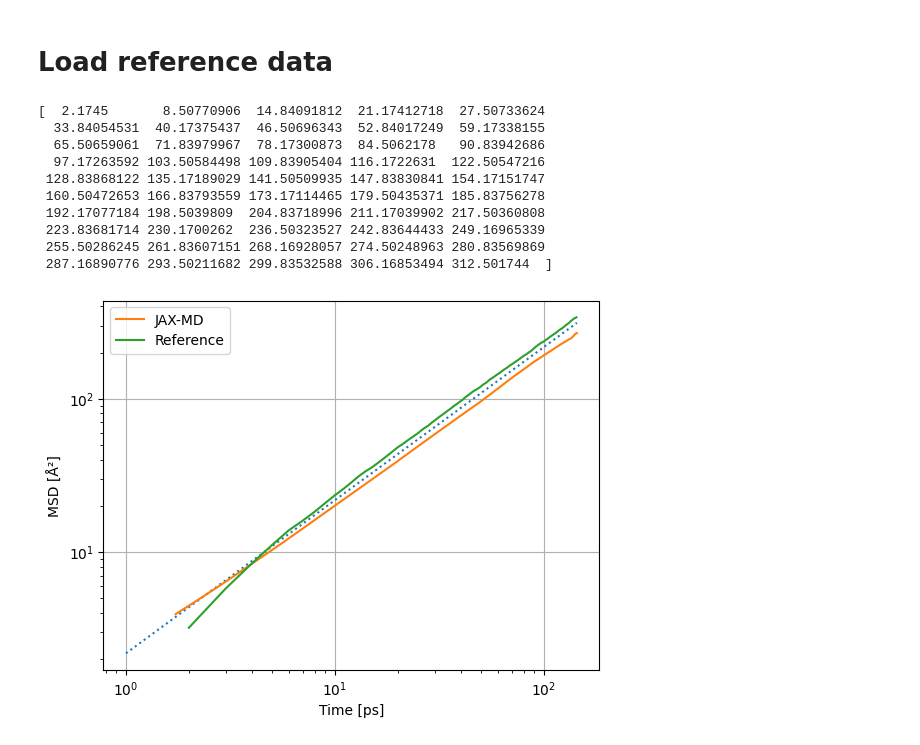
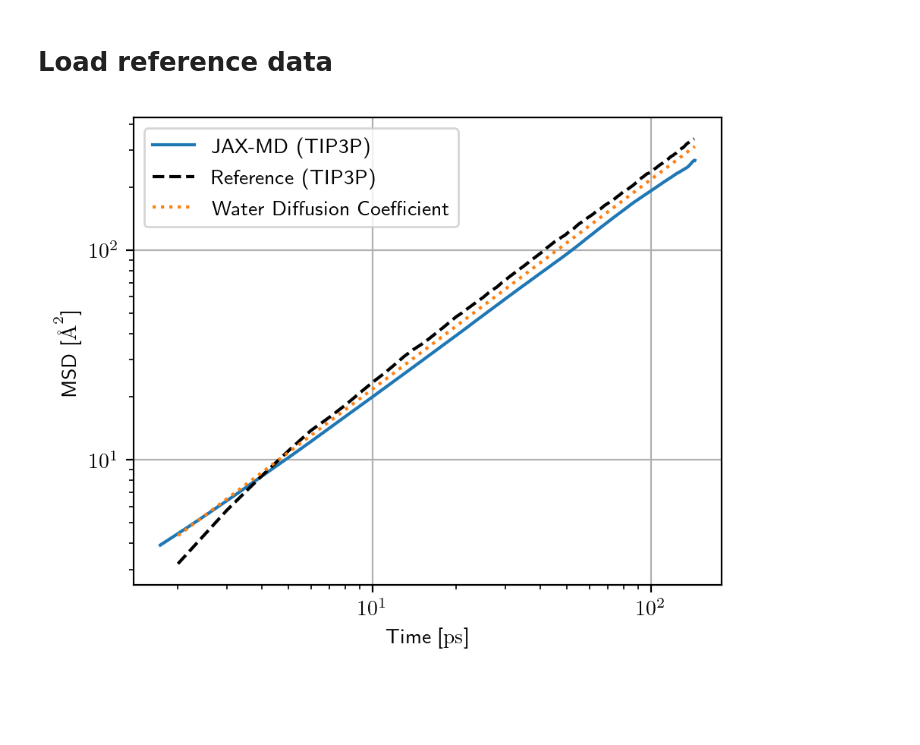
Before and after one commit to florian-n/idp-public, a Jupyter notebook: notebooks/msd_jaxmd_vs_reference.ipynb, the cells around one changed output. Drawn from its saved outputs; the diff is of its cells as text; code cells hidden in the pictures; blank space fills up the shorter version.

```diff
--- a/notebooks/msd_jaxmd_vs_reference.ipynb
+++ b/notebooks/msd_jaxmd_vs_reference.ipynb
@@ -23,6 +23,13 @@ from MDAnalysis.analysis import rdf, msd
 import MDAnalysis as mda
 
 import pandas as pd
+# %%
+import matplotlib
+from matplotlib.ticker import FormatStrFormatter
+
+plt.rcParams['text.usetex'] = True
+matplotlib.rcParams['figure.dpi'] = 200
+plt.rc('text.latex', preamble="\\usepackage{siunitx}")
 # %% [markdown]
 ### Load JAX-MD data
 
@@ -55,44 +62,29 @@ df = pd.read_csv("../data/veronika_daten/tip3p_piko_rigid_msd_output.dat", sep="
 rf_x, rf_y = onp.array(df["t"]), onp.array(df["msd"])
 # %%
 water_diff_coeff = 2.1745 # A^2/ps
+plt.gcf().set_size_inches(5, 4)
 
-
-x = onp.linspace(1, max(jm_x))
-y = water_diff_coeff * x
-print(y)
-plt.plot(x,y, linestyle="dotted")
 
 max_jm_x = max(jm_x)
 max_rf_ix = onp.argmin(onp.abs(rf_x - max_jm_x))
 
 min_rf_x = min(rf_x)
 min_jm_ix = 6 #onp.argmin(onp.abs(jm_x - min_rf_x))
 
-plt.plot(jm_x[min_jm_ix:], jm_y[min_jm_ix:], label="JAX-MD")
-plt.plot(rf_x[1:max_rf_ix], rf_y[1:max_rf_ix], label="Reference")
+plt.plot(jm_x[min_jm_ix:], jm_y[min_jm_ix:], label="JAX-MD (TIP3P)")
+plt.plot(rf_x[1:max_rf_ix], rf_y[1:max_rf_ix], label="Reference (TIP3P)", c="black", linestyle="dashed")
 
-# print(rf_y)
-# print(rf_x)
-
-# print(jm_y)
-# print(jm_x)
+x = onp.linspace(2, max(jm_x))
+y = water_diff_coeff * x
+plt.plot(x,y, linestyle="dotted", label="Water Diffusion Coefficient")
 
 plt.grid()
-plt.xlabel("Time [ps]")
-plt.ylabel("MSD [Å²]")
+plt.xlabel("Time [$\\unit{\\pico\\second}$]")
+plt.ylabel("MSD [$\\unit{\\angstrom^2}$]")
 plt.yscale("log")
 plt.xscale("log")
 plt.legend()
+plt.savefig("../plots/msd.svg")
 plt.show()
 # %% [output]
-[  2.1745       8.50770906  14.84091812  21.17412718  27.50733624
-  33.84054531  40.17375437  46.50696343  52.84017249  59.17338155
-  65.50659061  71.83979967  78.17300873  84.5062178   90.83942686
-  97.17263592 103.50584498 109.83905404 116.1722631  122.50547216
- 128.83868122 135.17189029 141.50509935 147.83830841 154.17151747
- 160.50472653 166.83793559 173.17114465 179.50435371 185.83756278
- 192.17077184 198.5039809  204.83718996 211.17039902 217.50360808
- 223.83681714 230.1700262  236.50323527 242.83644433 249.16965339
- 255.50286245 261.83607151 268.16928057 274.50248963 280.83569869
- 287.16890776 293.50211682 299.83532588 306.16853494 312.501744  ]
-[figure, old version]
+[figure, new version]
```
Also changed, not shown: 10 other files.
